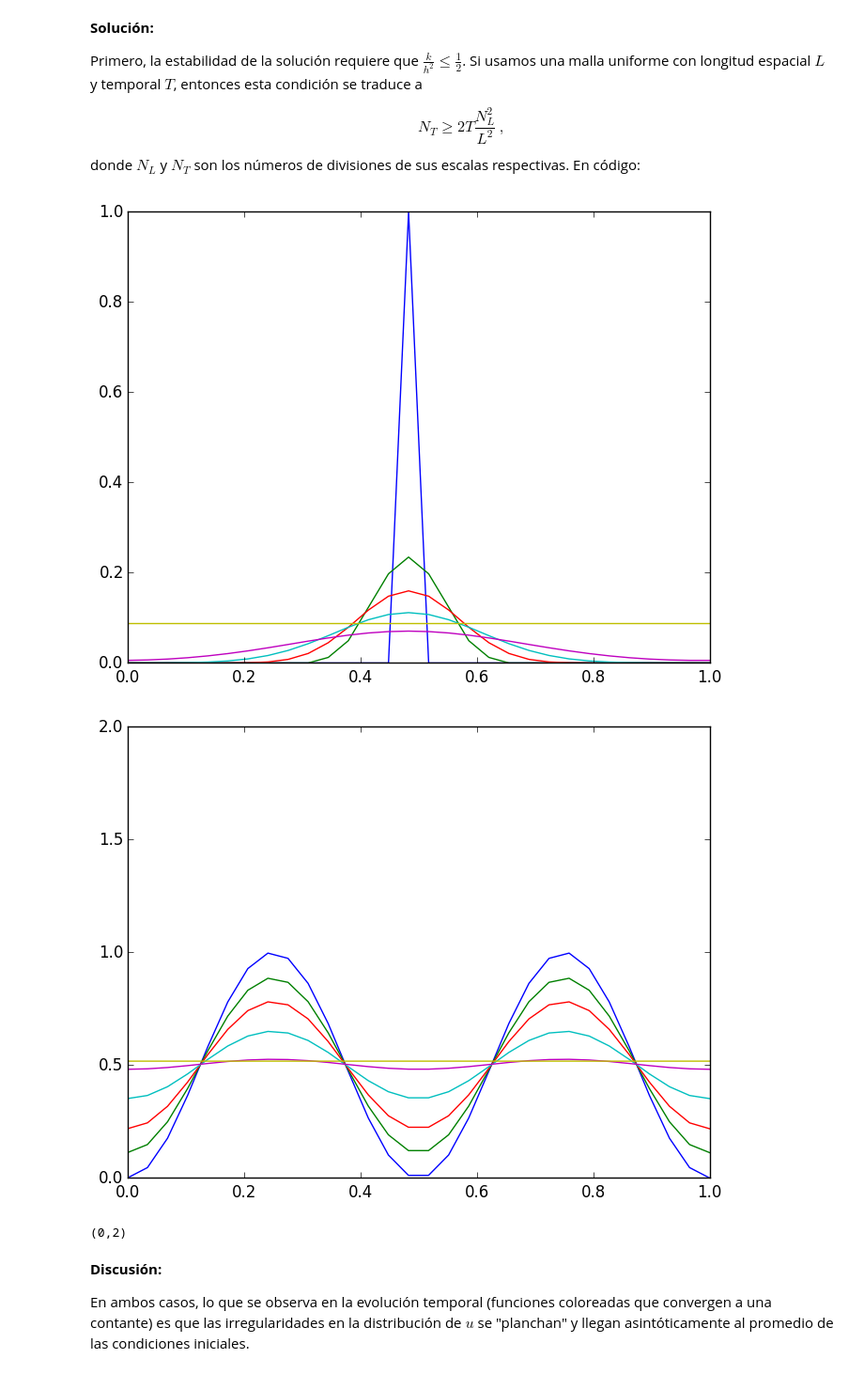
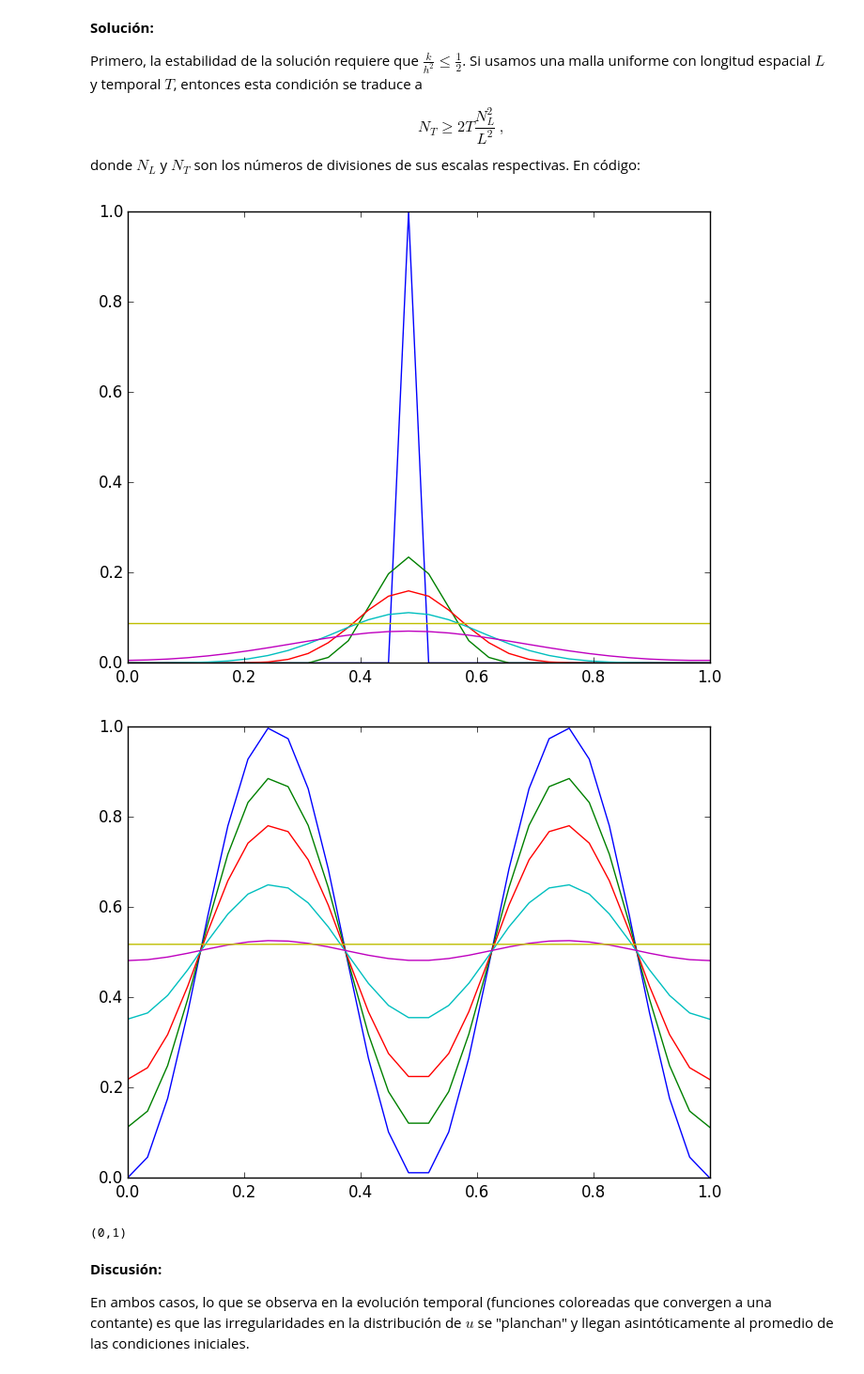
Before and after one commit to ivan-galinskiy/fisica_computacional, a Jupyter notebook: tareas/Tarea 08.ipynb, the cells around one changed output. Shown at 94% size. Saved outputs shown, nothing was run; the diff lists cells and outputs as text; code cells hidden in the pictures.

```diff
--- a/tareas/Tarea 08.ipynb
+++ b/tareas/Tarea 08.ipynb
@@ -182,36 +182,36 @@ for t in 1:(N_T-1)
     end
 end
 
 for t in Any[1, 5, 10, 20, 50, N_T-1]
     plot(linspace(0, L, N_L), transpose(mesh[ceil(t),:]), "-");
 end
 ylim(0, 1)
 
 # Otras condiciones pueden, por ejemplo, ser senoidales:
 
 for n in 1:N_L
     mesh[1,n] = (sin(2π*(n-1)/(N_L-1)))^2
 end
 
 for t in 1:(N_T-1)
     # Usamos las condiciones de frontera periódicas
     mesh[t+1,1] = mesh[t,1] + k*mesh[t,1]*(1-mesh[t,1]) + (k*(mesh[t, 2] - 2*mesh[t,1] + mesh[t,N_L-1]))/(h^2)
     mesh[t+1,N_L] = mesh[t+1,1]
 
     for x in 2:(N_L-1)
         mesh[t+1,x] = mesh[t,x] + k*mesh[t,x]*(1-mesh[t,x]) + (k*(mesh[t, x+1] - 2*mesh[t,x] + mesh[t,x-1]))/(h^2)
     end
 end
 figure()
 
 for t in Any[1, 5, 10, 20, 50, 200]
     plot(linspace(0, L, N_L), transpose(mesh[ceil(t),:]), "-");
 end
-ylim(0, 2)
+ylim(0, 1)
 # %% [output]
 [figure]
-[figure, old version]
+[figure, new version]
-(0,2)
+(0,1)
 # %% [markdown]
 **Discusión:**
 
```
Also changed, not shown: parts of 5 cells of this notebook.
